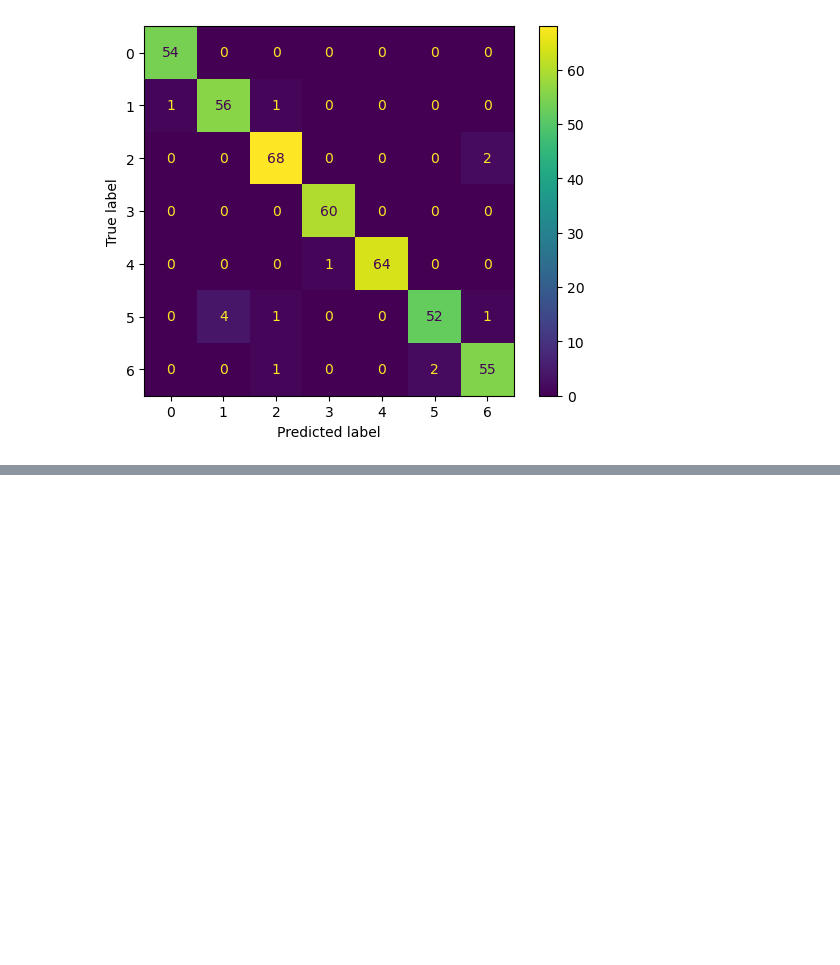
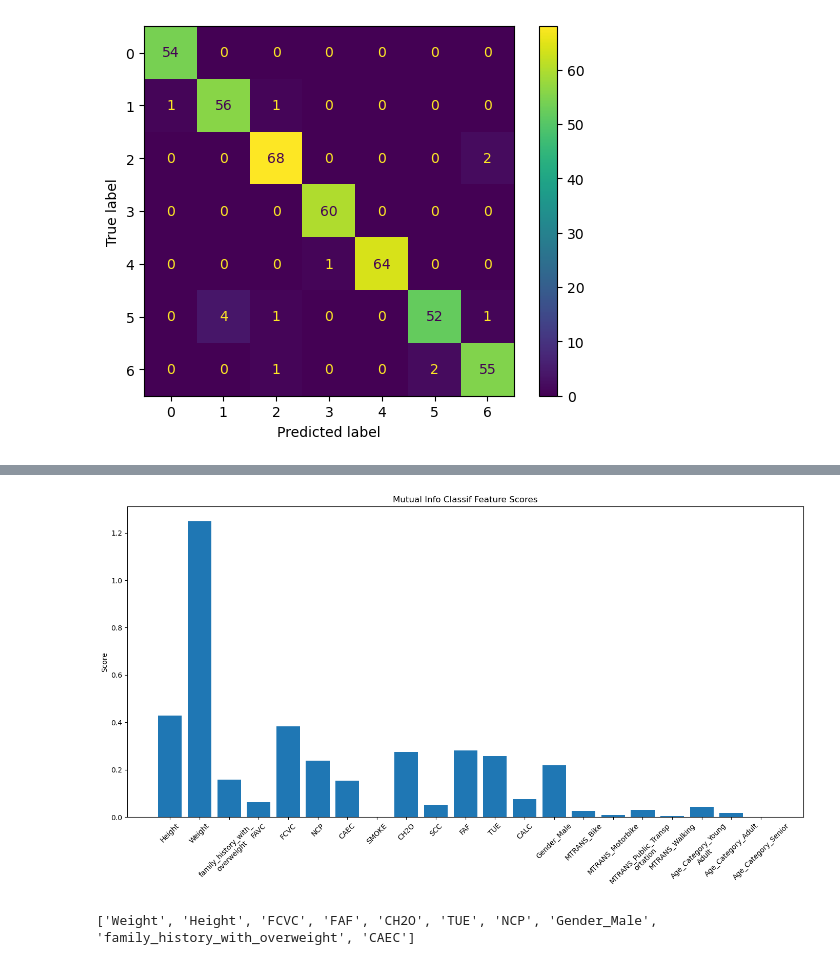
Before and after one commit to Ghazaleh-Ahmadzadeh/DSI_Obesity-Prediction, a Jupyter notebook: experiments/SVC_baseline_model_expt_MC.ipynb, the cells around one changed output, grey strips where cells are left out. Saved outputs shown, nothing was run; the diff lists cells and outputs as text; code cells hidden in the pictures; blank space fills up the shorter version.

Commit message:
Test feature selection using mutual information classification and optuna search

```diff
--- a/experiments/SVC_baseline_model_expt_MC.ipynb
+++ b/experiments/SVC_baseline_model_expt_MC.ipynb
@@ -167,0 +171,11 @@ ConfusionMatrixDisplay(confusion_matrix=cm_svc_optuna).plot();
+# %%
+# Feature selection using mutual_info_classif
+from sklearn.feature_selection import mutual_info_classif
+
+feat_sel = mutual_info_classif(X_train, y_train_reshaped, random_state = 42)
+feat_sel_df = pd.DataFrame({
+    'feature': X_train.columns,
+    'mutual_info': feat_sel
+}).sort_values(by = 'mutual_info', ascending = False)
+
+display(feat_sel_df)
@@ -167,0 +200,20 @@ ConfusionMatrixDisplay(confusion_matrix=cm_svc_optuna).plot();
+# %%
+# Wrap long x labels
+import textwrap
+wrapped_labels = [textwrap.fill(label, 20) for label in X_train.columns]
+
+plt.figure(figsize = (14, 8))
+plt.bar(X_train.columns, feat_sel)
+plt.xticks(ticks=range(len(wrapped_labels)),
+           labels = wrapped_labels, rotation = 45)
+plt.ylabel("Score")
+plt.title("Mutual Info Classif Feature Scores")
+plt.tight_layout()
+plt.show()
+# %% [output]
+[figure, added]
+# %%
+selected_features = feat_sel_df.loc[feat_sel_df['mutual_info'] > 0.1, 'feature'].tolist()
+print(selected_features)
+# %% [output]
+['Weight', 'Height', 'FCVC', 'FAF', 'CH2O', 'TUE', 'NCP', 'Gender_Male', 'family_history_with_overweight', 'CAEC']
```
Also changed, not shown: parts of 7 cells of this notebook.
